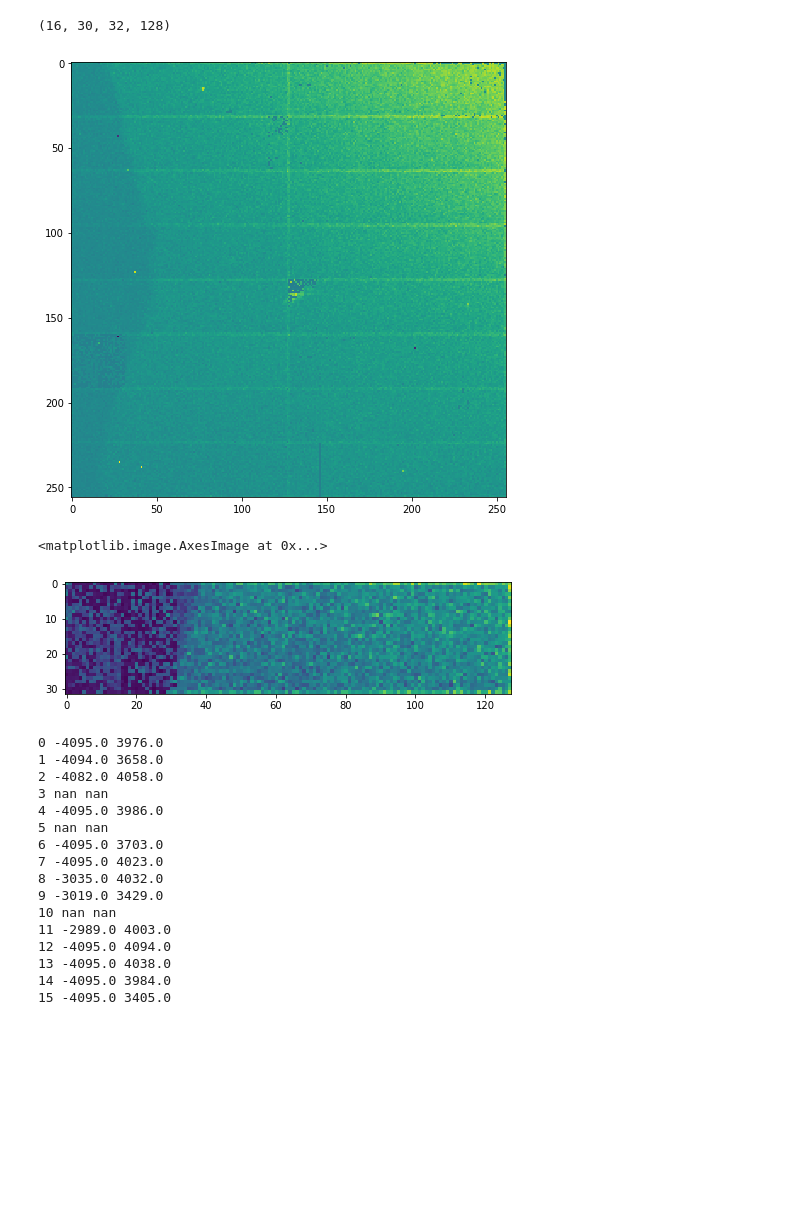
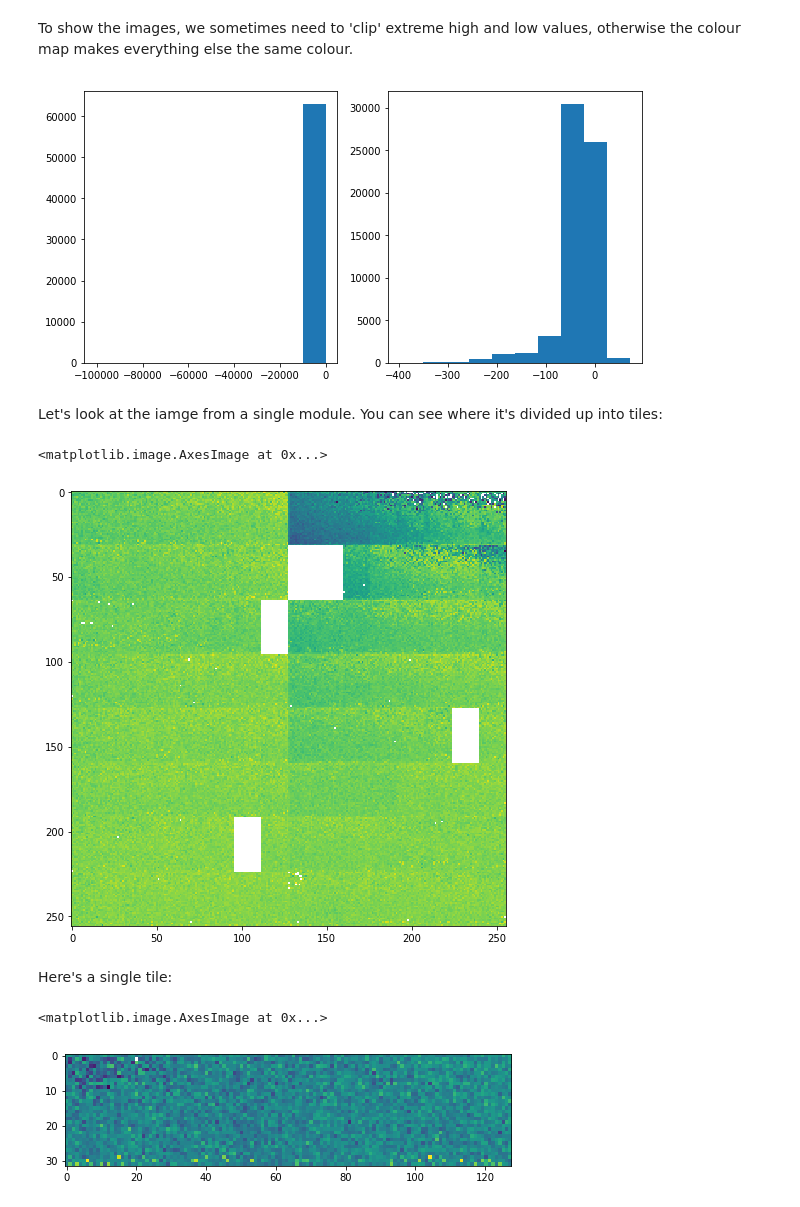
Before and after one commit to European-XFEL/karabo_data, a Jupyter notebook: Applying geometry.ipynb, the cells around one changed output. Cells and saved outputs as stored; diff of their text form; code cells hidden in the pictures; blank space fills up the shorter version.

```diff
--- a/Applying geometry.ipynb
+++ b/Applying geometry.ipynb
@@ -7,6 +7,6 @@ import h5py
 from karabo_data import RunDirectory, stack_detector_data
 from karabo_data.geometry import LPDGeometry
 # %%
-run = RunDirectory('/gpfs/exfel/exp/FXE/201701/p002016/proc/r0216')
+run = RunDirectory('/gpfs/exfel/exp/FXE/201830/p900020/proc/r0221/')
 run.info()
 # %% [output]
@@ -52,0 +65,2 @@ modules_data.shape
+# %% [markdown]
+To show the images, we sometimes need to 'clip' extreme high and low values, otherwise the colour map makes everything else the same colour.
@@ -53,36 +76,30 @@ modules_data.shape
+# %%
+plt.figure(figsize=(10, 5))
+
+a = modules_data[5][2]
+plt.subplot(1, 2, 1).hist(a[np.isfinite(a)])
+
+a = clip(a, min=-400, max=400)
+plt.subplot(1, 2, 2).hist(a[np.isfinite(a)]);
+# %% [output]
+[figure, added]
+# %% [markdown]
+Let's look at the iamge from a single module. You can see where it's divided up into tiles:
 # %%
 from karabo_data.geometry import splitChannelDataIntoTiles
 plt.figure(figsize=(8, 8))
-plt.imshow(modules_data[5][0])
-splitted = splitChannelDataIntoTiles(modules_data[:, 0])
-splitted.shape
+clipped_mod = clip(modules_data[5][2], -400, 500)
+plt.imshow(clipped_mod)
 # %% [output]
-(16, 30, 32, 128)
+<matplotlib.image.AxesImage at 0x...>
-[figure, old version]
+[figure, new version]
+# %% [markdown]
+Here's a single tile:
 # %%
+splitted = splitChannelDataIntoTiles(modules_data[:, 2])
+splitted.shape
 plt.figure(figsize=(8, 8))
-plt.imshow(splitted[5, 11])
+plt.imshow(clip(splitted[5, 11], -400, 400))
 # %% [output]
 <matplotlib.image.AxesImage at 0x...>
-[figure, old version]
+[figure, new version]
-# %%
-for channel_no in range(16):
-    md = modules_data[:, channel_no]
-    print(channel_no, md.min(), md.max())
-# %% [output]
-0 -4095.0 3976.0
-1 -4094.0 3658.0
-2 -4082.0 4058.0
-3 nan nan
-4 -4095.0 3986.0
-5 nan nan
-6 -4095.0 3703.0
-7 -4095.0 4023.0
-8 -3035.0 4032.0
-9 -3019.0 3429.0
-10 nan nan
-11 -2989.0 4003.0
-12 -4095.0 4094.0
-13 -4095.0 4038.0
-14 -4095.0 3984.0
-15 -4095.0 3405.0
```
Also changed, not shown: parts of 14 cells of this notebook.
